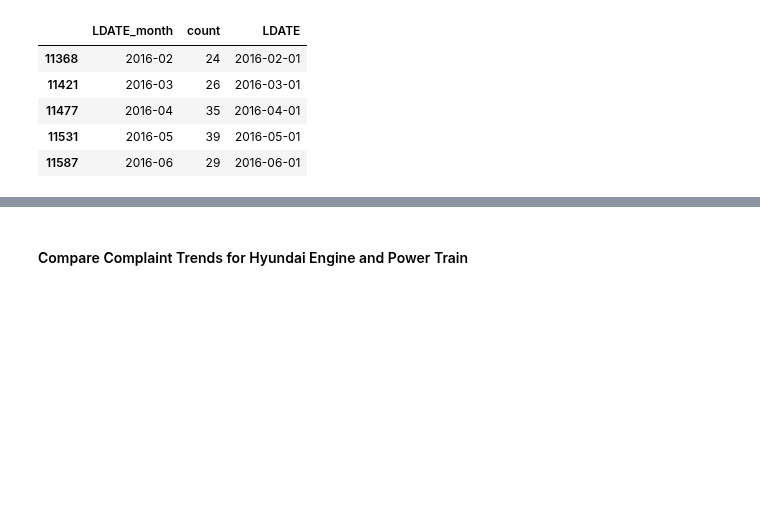
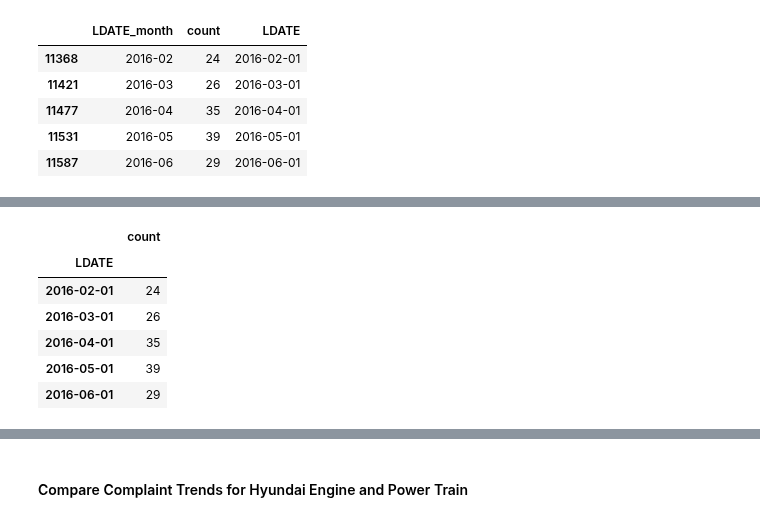
Before and after one commit to prithvidasgupta/si671, a Jupyter notebook: pm_parts_nb.ipynb, the cells around one changed output, grey strips where cells are left out. Saved outputs shown, nothing was run; the diff lists cells and outputs as text; code cells hidden in the pictures; blank space fills up the shorter version.

```diff
--- a/pm_parts_nb.ipynb
+++ b/pm_parts_nb.ipynb
@@ -1265,0 +1280,12 @@ airb_spikes.sort_values(by="LDATE")
+# %%
+from statsmodels.tsa.seasonal import seasonal_decompose
+hyun_airb_seas = hyun_airb_train.copy().drop(["MFR_NAME", "COMPSYS_1", "LDATE_month"], axis=1).set_index("LDATE")
+hyun_airb_seas.head(5)
+# %% [output]
+|  | count |
+| LDATE |  |
+| 2016-02-01 | 24 |
+| 2016-03-01 | 26 |
+| 2016-04-01 | 35 |
+| 2016-05-01 | 39 |
+| 2016-06-01 | 29 |
```
Also changed, not shown: parts of 15 cells of this notebook.
